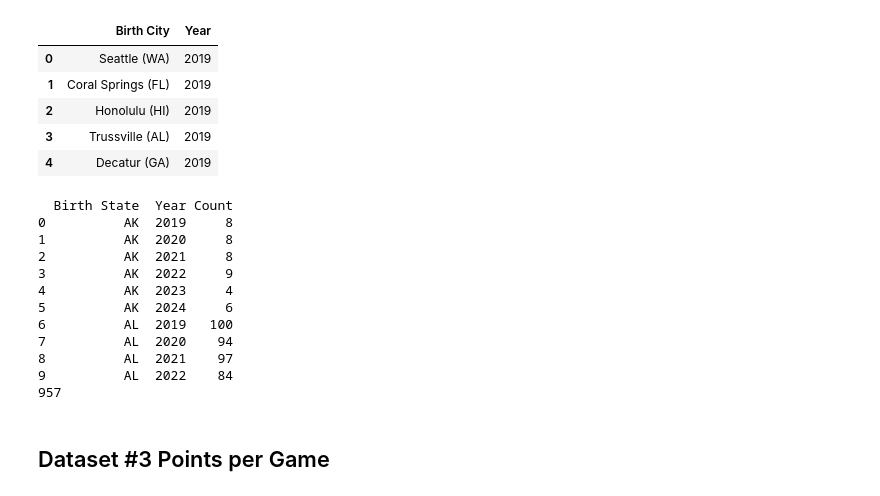
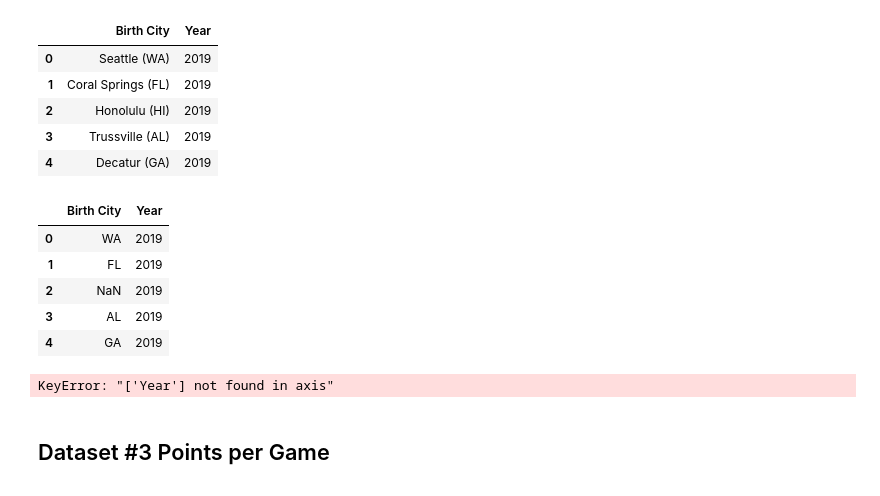
Before and after one commit to jayden789/State-weather-player-performance, a Jupyter notebook: EDACheckpoint_group69.ipynb, the cells around one changed output. Cells and saved outputs as stored; diff of their text form; code cells hidden in the pictures.

```diff
--- a/EDACheckpoint_group69.ipynb
+++ b/EDACheckpoint_group69.ipynb
@@ -318,32 +318,49 @@ player_df.head()
 # %%
 # Remove entries where birth city is not in the US
 player_df = player_df[player_df["Birth City"].apply(lambda s: str(s)[-1] == ")")]
-# %%
-# Keep only state
-player_df["Birth City"] = player_df["Birth City"].apply(lambda s: str(s)[len(str(s)) - 3 : len(str(s)) - 1])
-player_df = player_df.reset_index().drop(columns = "index")
+# %%
+# Keep only state
+player_df["Birth City"] = player_df["Birth City"].apply(lambda s: str(s)[len(str(s)) - 3 : len(str(s)) - 1])
+
+# Check to make sure all are states and remove Hawaii
+state_shorthands = [
+    'AL', 'AK', 'AZ', 'AR', 'CA', 'CO', 'CT', 'DE', 'FL', 'GA',
+    'ID', 'IL', 'IN', 'IA', 'KS', 'KY', 'LA', 'ME', 'MD', 'MA',
+    'MI', 'MN', 'MS', 'MO', 'MT', 'NE', 'NV', 'NH', 'NJ', 'NM',
+    'NY', 'NC', 'ND', 'OH', 'OK', 'OR', 'PA', 'RI', 'SC', 'SD',
+    'TN', 'TX', 'UT', 'VT', 'VA', 'WA', 'WV', 'WI', 'WY'
+]
+player_df["Birth City"] = player_df[player_df["Birth City"].isin(state_shorthands)]
+player_df.dropna(how='any', inplace=True)
+player_df.head()
+# %% [output]
+|  | Birth City | Year |
+| 0 | WA | 2019 |
+| 1 | FL | 2019 |
+| 2 | NaN | 2019 |
+| 3 | AL | 2019 |
+| 4 | GA | 2019 |
 # %%
 # Reorganize into sum by state per year
 player_df = player_df.groupby(["Birth City", "Year"]).size().reset_index(name="Count")
 # %%
 # Rename column to state
 player_df.columns = [["Birth State", "Year", "Count"]]
-# %%
-print(player_df.head(10))
-print(player_df.size)
-# %% [output]
-  Birth State  Year Count
-0          AK  2019     8
-1          AK  2020     8
-2          AK  2021     8
-3          AK  2022     9
-4          AK  2023     4
-5          AK  2024     6
-6          AL  2019   100
-7          AL  2020    94
-8          AL  2021    97
-9          AL  2022    84
-957
+# %%
+def print_full(x):
+    pd.set_option('display.max_rows', len(x))
+    print(x)
+    pd.reset_option('display.max_rows')
+#print_full(player_df)
+
+#player_df.groupby("Birth State").reset_index()
+
+player_df_drop = player_df.drop("Year")
+print(player_df_drop)
+
+print(player_df.size)
+# %% [output]
+KeyError: "['Year'] not found in axis"
 # %% [markdown]
 ## Dataset #3 Points per Game
 # %%
```
Also changed, not shown: parts of 6 cells of this notebook.
